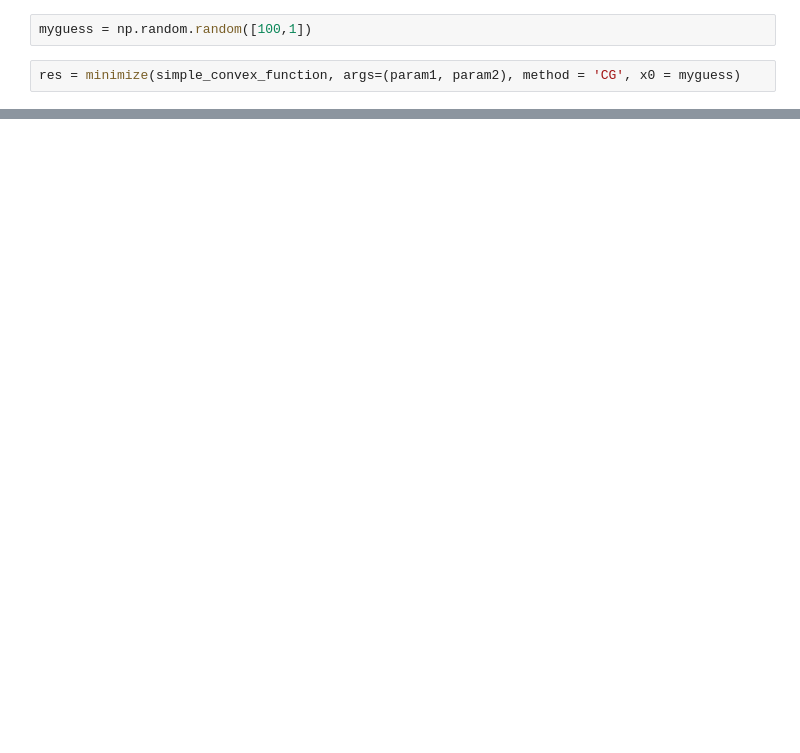
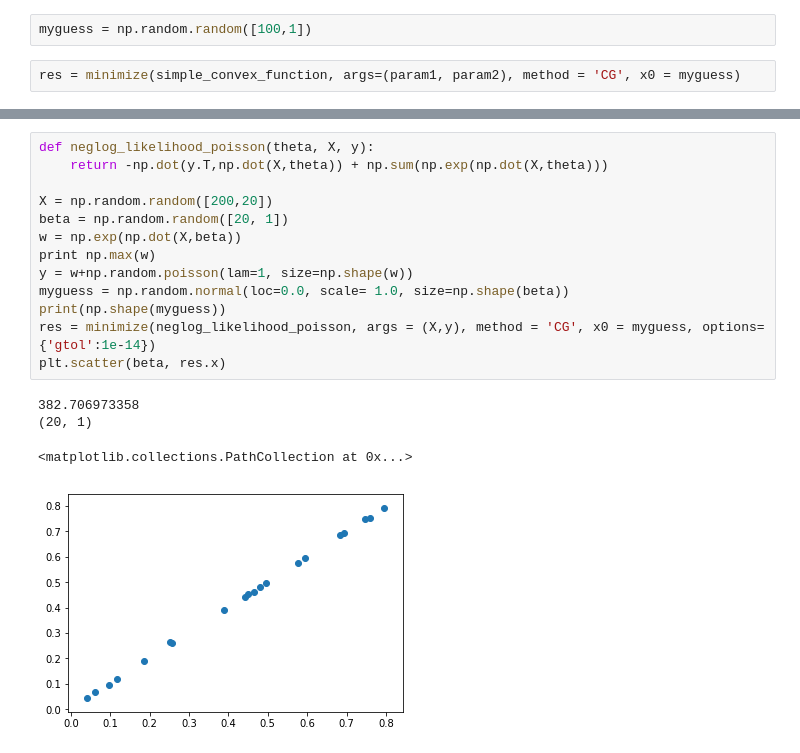
Before and after one commit to zdeblick/fun-con, a Jupyter notebook: cvx_tester.ipynb, the cells around one changed output, grey strips where cells are left out. Drawn from its saved outputs; the diff is of its cells as text; blank space fills up the shorter version.

```diff
--- a/cvx_tester.ipynb
+++ b/cvx_tester.ipynb
@@ -60,0 +61,18 @@ plt.scatter(beta, res.x)
+# %%
+def neglog_likelihood_poisson(theta, X, y):
+    return -np.dot(y.T,np.dot(X,theta)) + np.sum(np.exp(np.dot(X,theta)))
+
+X = np.random.random([200,20])
+beta = np.random.random([20, 1])
+w = np.exp(np.dot(X,beta))
+print np.max(w)
+y = w+np.random.poisson(lam=1, size=np.shape(w))
+myguess = np.random.normal(loc=0.0, scale= 1.0, size=np.shape(beta))
+print(np.shape(myguess))
+res = minimize(neglog_likelihood_poisson, args = (X,y), method = 'CG', x0 = myguess, options={'gtol':1e-14})
+plt.scatter(beta, res.x)
+# %% [output]
+382.706973358
+(20, 1)
+<matplotlib.collections.PathCollection at 0x...>
+[figure, added]
```
Also changed, not shown: parts of 10 cells of this notebook, 2 other files.
